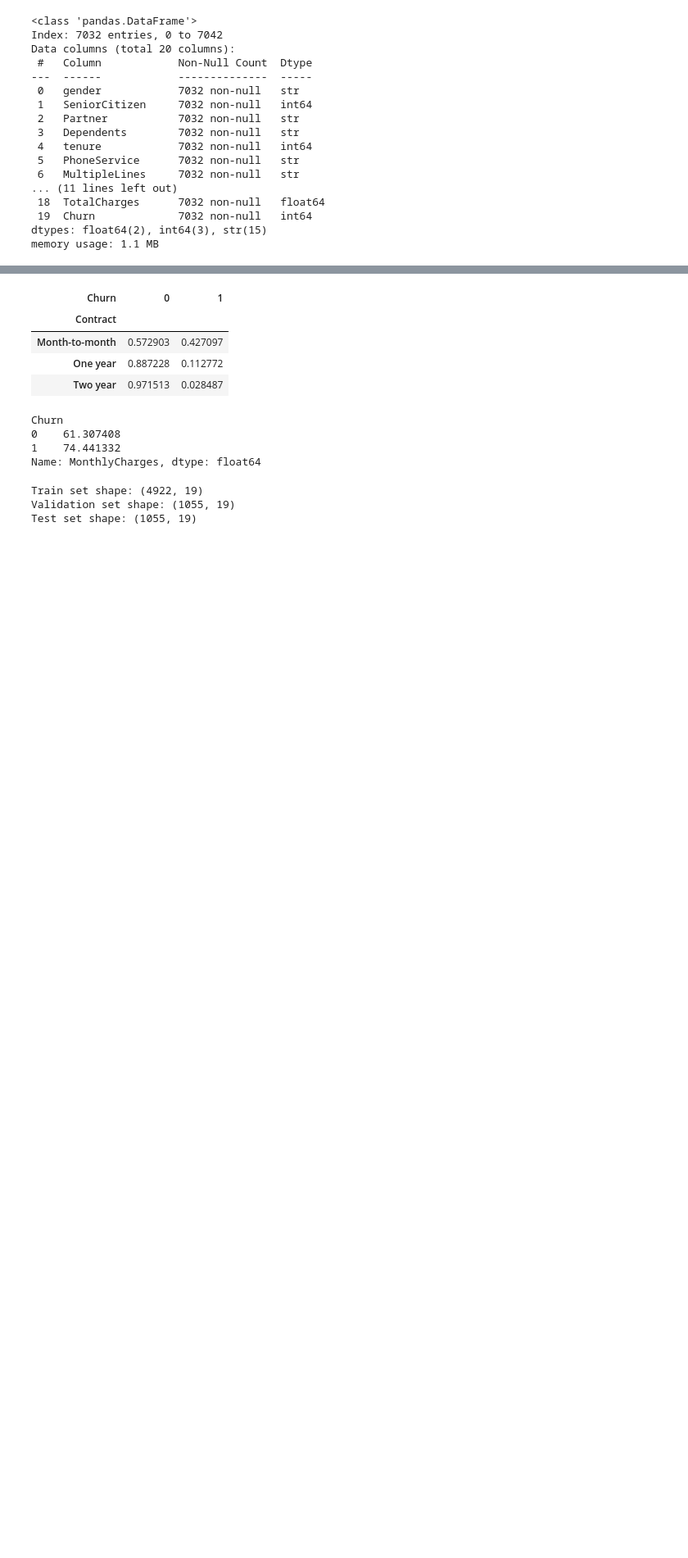
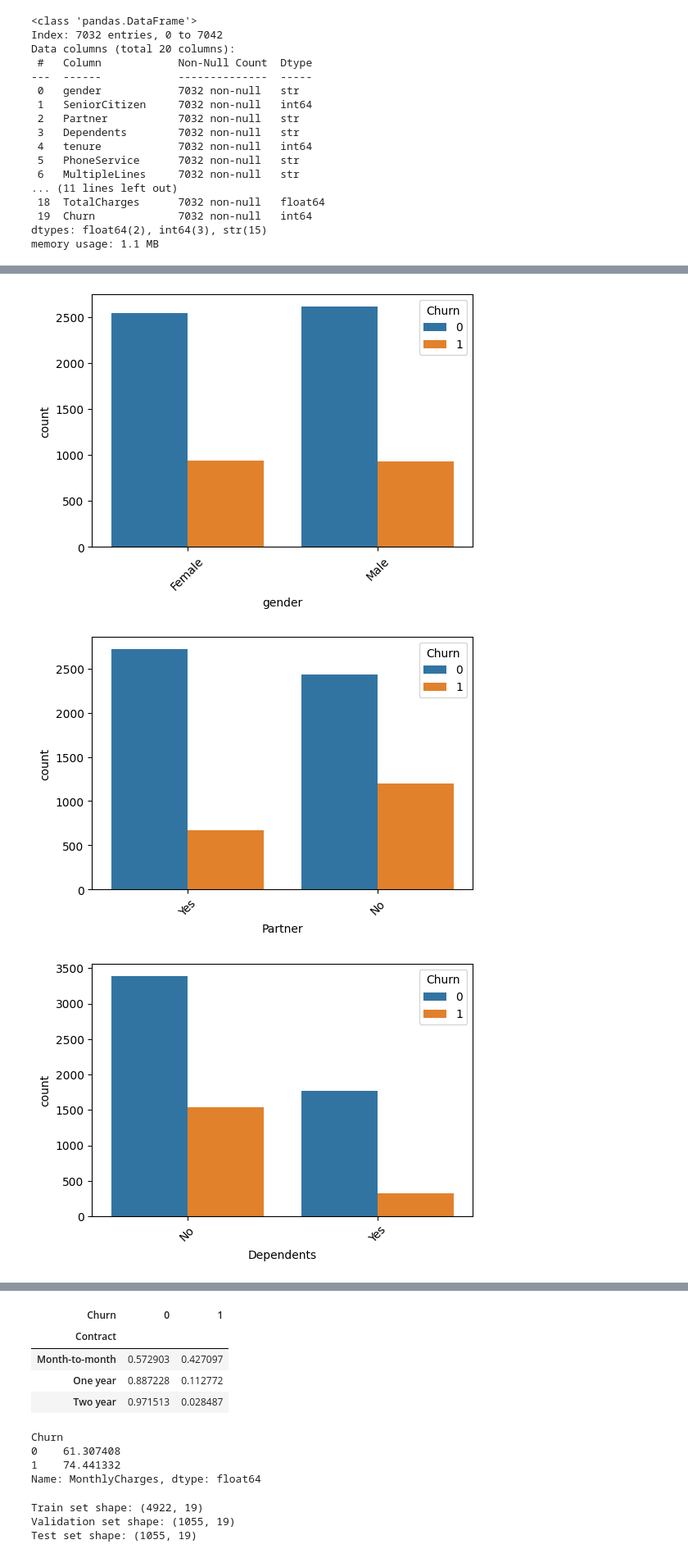
Before and after one commit to Narf-stack/customer-churn-ai, a Jupyter notebook: ml/notebooks/01_eda.ipynb, the cells around one changed output, grey strips where cells are left out. Shown at 82% size. Cells and saved outputs as stored; diff of their text form; code cells hidden in the pictures; blank space fills up the shorter version.

```diff
--- a/ml/notebooks/01_eda.ipynb
+++ b/ml/notebooks/01_eda.ipynb
@@ -93,0 +187,11 @@ Categorical Features: ['gender', 'Partner', 'Dependents', 'PhoneService', 'Multi
+# %%
+numerical_features.remove("Churn")
+categorical_features = df.select_dtypes(include=["object", "string"]).columns.tolist()
+
+
+print("Categorical Features:", categorical_features)
+
+for col in categorical_features:
+  churn_rate = pd.crosstab(df[col], df["Churn"], normalize="index")
+  print(f"\n{col}")
+  print(churn_rate)
@@ -93,0 +216,15 @@ Categorical Features: ['gender', 'Partner', 'Dependents', 'PhoneService', 'Multi
+# %%
+# business-relevant signal :
+# - Do month-to-month contracts churn more?
+# - Do fiber customers churn more?
+# - Does payment method affect churn?
+
+for col in categorical_features:
+  plt.figure(figsize=(6,4))
+  sns.countplot(data=df, x=col, hue="Churn")
+  plt.xticks(rotation=45)
+  plt.show()
+# %% [output]
+[figure, added]
+[figure, added]
+[figure, added]
```
Also changed, not shown: parts of 26 cells of this notebook.
